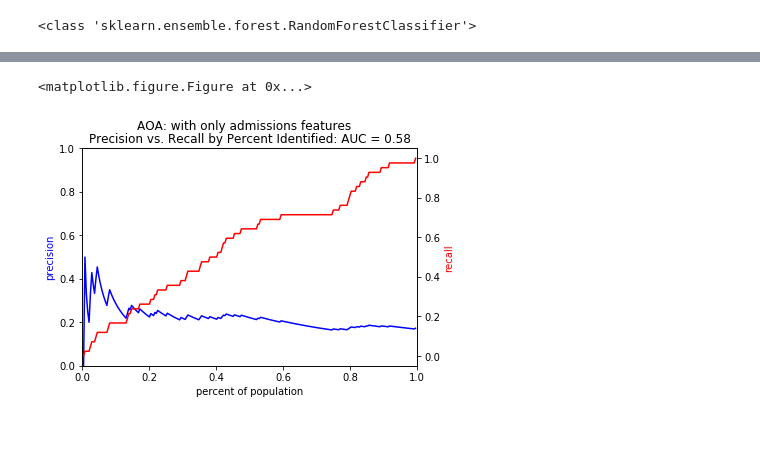
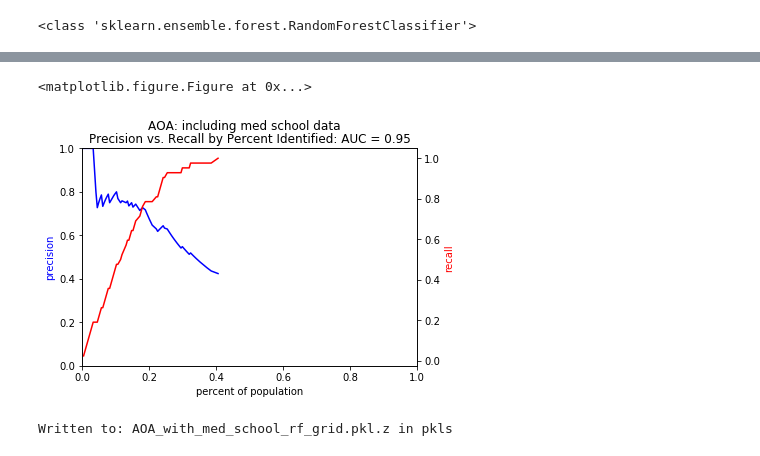
Before and after one commit to jgutman/eduanalytics, a Jupyter notebook: connecting_to_database_with_python.ipynb, the cells around one changed output, grey strips where cells are left out. Saved outputs shown, nothing was run; the diff lists cells and outputs as text; code cells hidden in the pictures.

```diff
--- a/connecting_to_database_with_python.ipynb
+++ b/connecting_to_database_with_python.ipynb
@@ -191,5 +168,0 @@ reporting.plot_feature_importances(
-# %%
-reporting.plot_precision_recall_n(y_test, risk_scores, 'AOA: with only admissions features')
-# %% [output]
-<matplotlib.figure.Figure at 0x...>
-[figure, removed]
@@ -198 +169,15 @@ grid_search_admissions = grid_search
+# %%
+outcome = 'AOA'
+features = 'including med school data'
+reporting.plot_precision_recall_n(y_test, risk_scores, '{}: {}'.format(outcome, features))
+# %% [output]
+<matplotlib.figure.Figure at 0x...>
+[figure, added]
+# %%
+outcome = 'AOA'
+feature_tag = 'with_med_school'
+model_tag = 'rf_grid'
+reporting.pickle_model(grid_search, 'pkls', outcome, feature_tag, model_tag)
+# %% [output]
+Written to: AOA_with_med_school_rf_grid.pkl.z in pkls
 # %%
```
Also changed, not shown: parts of 14 cells of this notebook, 5 other files.
